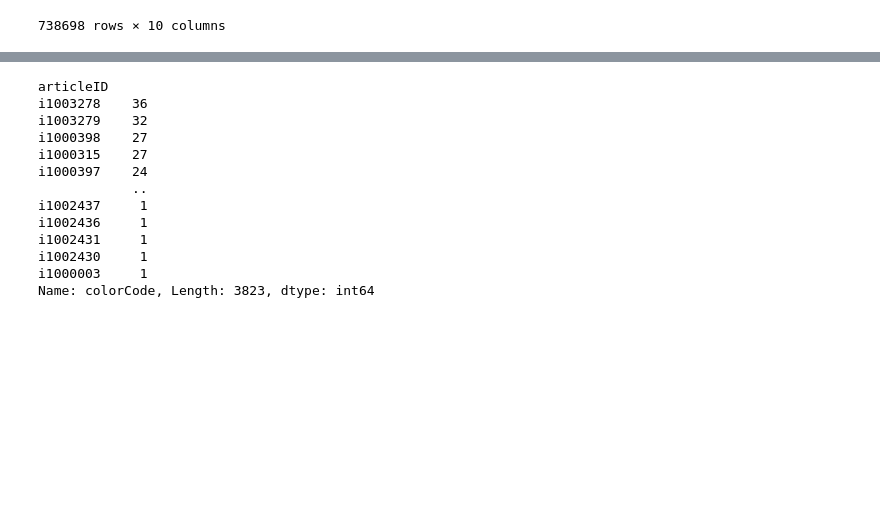
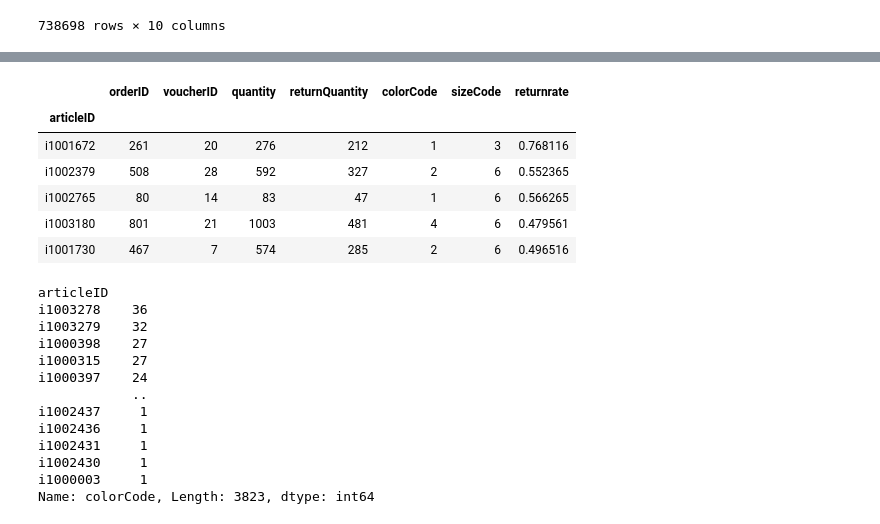
Before and after one commit to MichalWlodkowski/Data_Cup_2016, a Jupyter notebook: DataCup_returns.ipynb, the cells around one changed output, grey strips where cells are left out. Drawn from its saved outputs; the diff is of its cells as text; code cells hidden in the pictures; blank space fills up the shorter version.

Commit message:
Prod & Basket info added

```diff
--- a/DataCup_returns.ipynb
+++ b/DataCup_returns.ipynb
@@ -157,5 +180,20 @@ train.groupby('orderID').agg({'articleID':'nunique','productGroup':'nunique',\
 # %%
 # product data
+# %%
+prod = train.groupby('articleID').agg({'orderID':'nunique','voucherID':'nunique',\
+                              'quantity':'sum','returnQuantity':'sum',\
+                               'colorCode':'nunique', 'sizeCode':'nunique'}).round(2)
+
+prod['returnrate'] = prod.returnQuantity/prod.quantity
+prod.sample(5)
+# %% [output]
+|  | orderID | voucherID | quantity | returnQuantity | colorCode | sizeCode | returnrate |
+| articleID |  |  |  |  |  |  |  |
+| i1001672 | 261 | 20 | 276 | 212 | 1 | 3 | 0.768116 |
+| i1002379 | 508 | 28 | 592 | 327 | 2 | 6 | 0.552365 |
+| i1002765 | 80 | 14 | 83 | 47 | 1 | 6 | 0.566265 |
+| i1003180 | 801 | 21 | 1003 | 481 | 4 | 6 | 0.479561 |
+| i1001730 | 467 | 7 | 574 | 285 | 2 | 6 | 0.496516 |
 # %%
 train.groupby(['articleID']).colorCode.nunique().sort_values(ascending = False)
 # %% [output]
```
Also changed, not shown: parts of 6 cells of this notebook.
